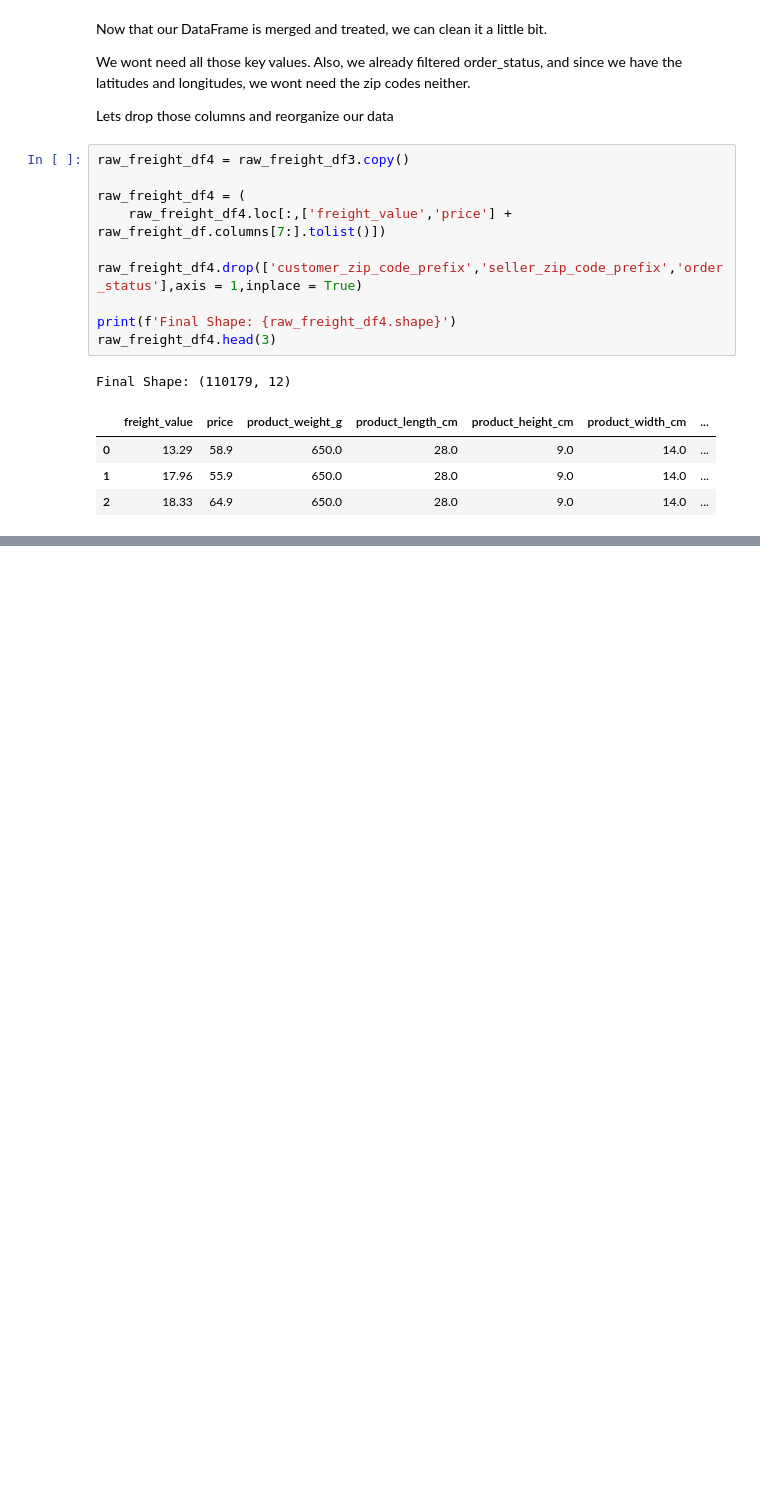
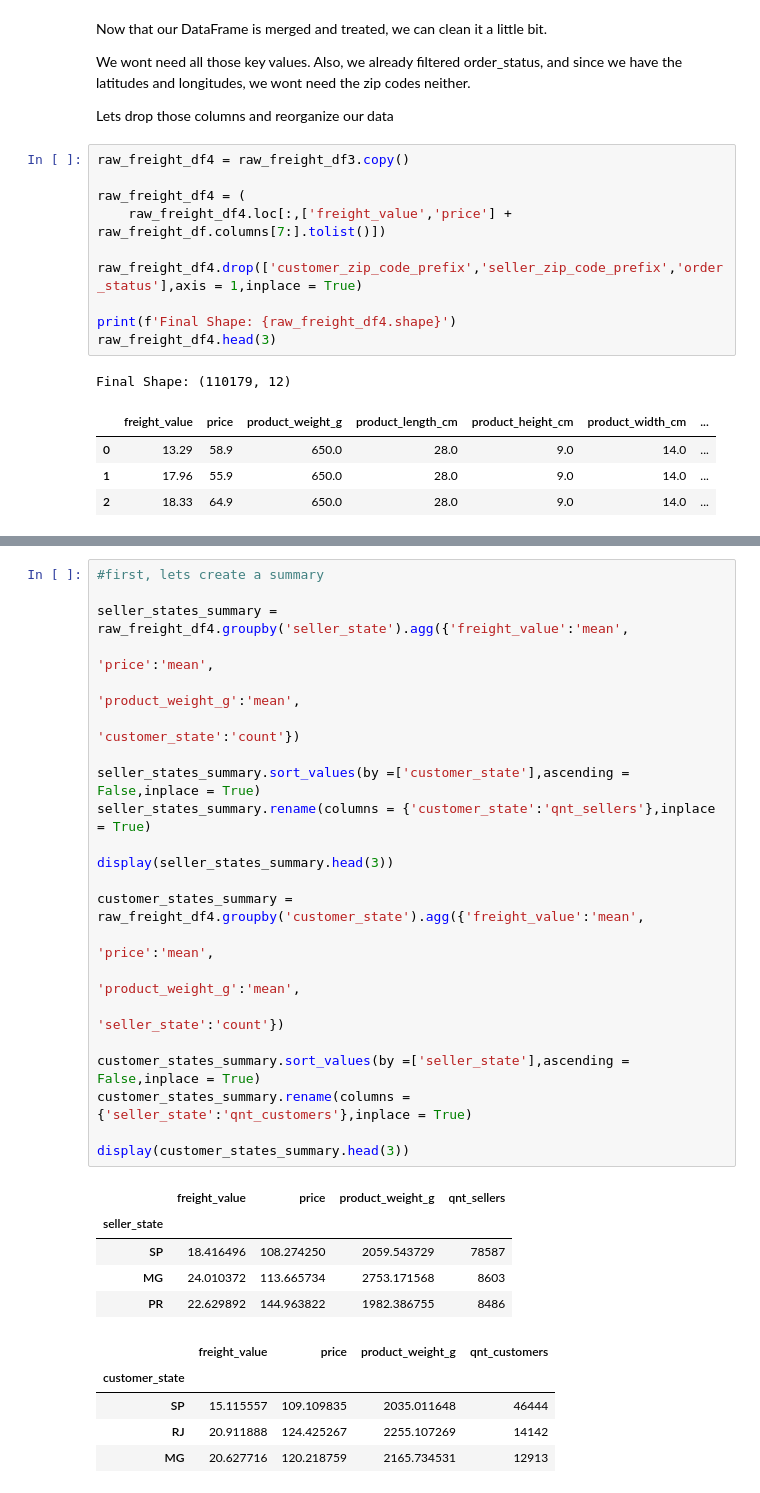
Before and after one commit to FelipeMezzarana/ShippingPriceEstimate, a Jupyter notebook: creating_and_treating_df.ipynb, the cells around one changed output, grey strips where cells are left out. Saved outputs shown, nothing was run; the diff lists cells and outputs as text; blank space fills up the shorter version.

```diff
--- a/creating_and_treating_df.ipynb
+++ b/creating_and_treating_df.ipynb
@@ -411,0 +423,33 @@ Final Shape: (110179, 12)
+# %%
+#first, lets create a summary
+
+seller_states_summary = raw_freight_df4.groupby('seller_state').agg({'freight_value':'mean',
+                                                                     'price':'mean',
+                                                                     'product_weight_g':'mean',
+                                                                     'customer_state':'count'})
+
+seller_states_summary.sort_values(by =['customer_state'],ascending = False,inplace = True)
+seller_states_summary.rename(columns = {'customer_state':'qnt_sellers'},inplace = True)
+
+display(seller_states_summary.head(3))
+
+customer_states_summary = raw_freight_df4.groupby('customer_state').agg({'freight_value':'mean',
+                                                                         'price':'mean',
+                                                                         'product_weight_g':'mean',
+                                                                         'seller_state':'count'})
+
+customer_states_summary.sort_values(by =['seller_state'],ascending = False,inplace = True)
+customer_states_summary.rename(columns = {'seller_state':'qnt_customers'},inplace = True)
+
+display(customer_states_summary.head(3))
+# %% [output]
+|  | freight_value | price | product_weight_g | qnt_sellers |
+| seller_state |  |  |  |  |
+| SP | 18.416496 | 108.274250 | 2059.543729 | 78587 |
+| MG | 24.010372 | 113.665734 | 2753.171568 | 8603 |
+| PR | 22.629892 | 144.963822 | 1982.386755 | 8486 |
+|  | freight_value | price | product_weight_g | qnt_customers |
+| customer_state |  |  |  |  |
+| SP | 15.115557 | 109.109835 | 2035.011648 | 46444 |
+| RJ | 20.911888 | 124.425267 | 2255.107269 | 14142 |
+| MG | 20.627716 | 120.218759 | 2165.734531 | 12913 |
```
Also changed, not shown: parts of 13 cells of this notebook, 1 other file.
